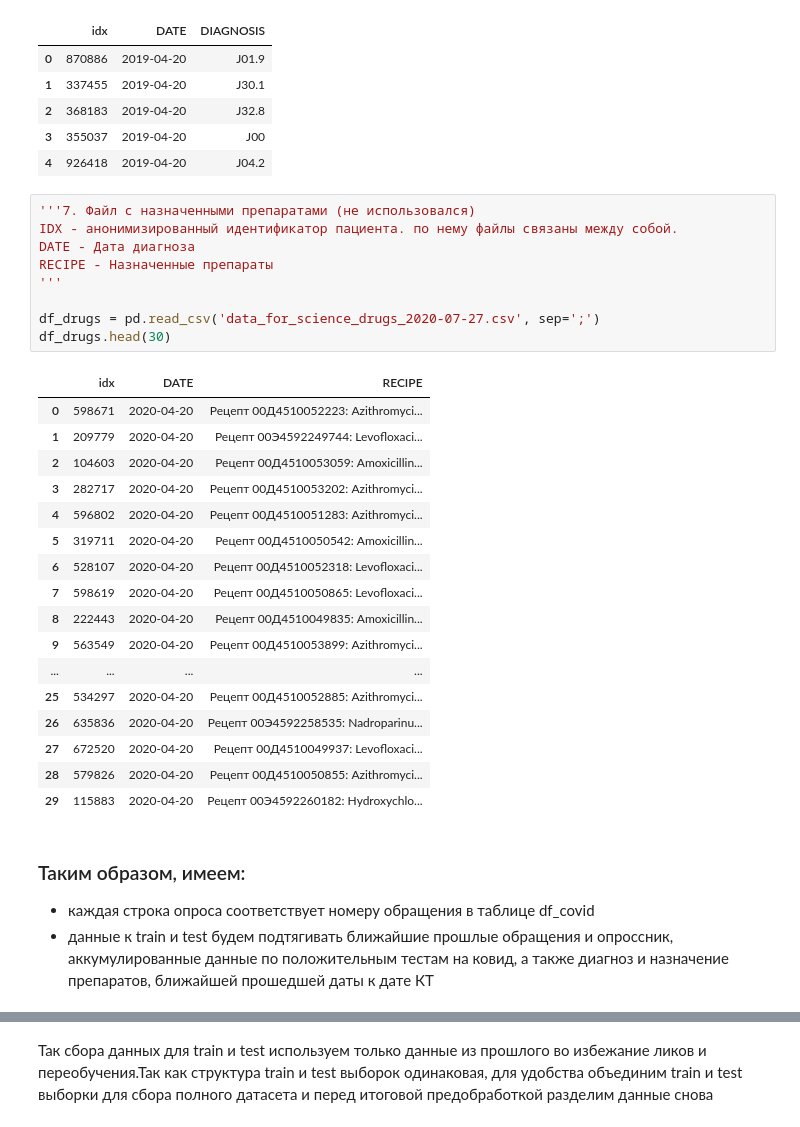
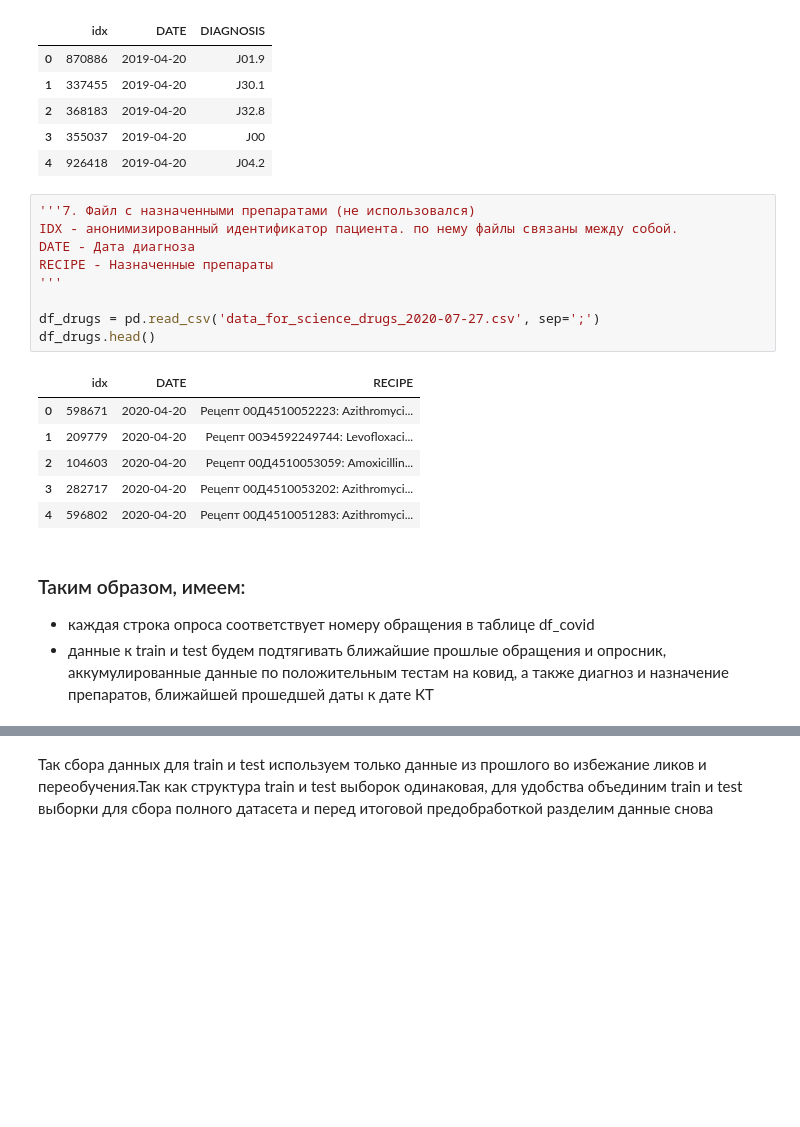
Before and after one commit to AlinaGolkina/Hakaton, a Jupyter notebook: Hak_Alina.ipynb, the cells around one changed output, grey strips where cells are left out. Cells and saved outputs as stored; diff of their text form; blank space fills up the shorter version.

```diff
--- a/Hak_Alina.ipynb
+++ b/Hak_Alina.ipynb
@@ -223,34 +207,23 @@ df_diagnoses.head()
 # %%
 '''7. Файл с назначенными препаратами (не использовался)
 IDX - анонимизированный идентификатор пациента. по нему файлы связаны между собой.
 DATE - Дата диагноза
 RECIPE - Назначенные препараты
 '''
 
 df_drugs = pd.read_csv('data_for_science_drugs_2020-07-27.csv', sep=';')
-df_drugs.head(30)
+df_drugs.head()
 # %% [output]
 |  | idx | DATE | RECIPE |
 | 0 | 598671 | 2020-04-20 | Рецепт 00Д4510052223: Azithromyci... |
 | 1 | 209779 | 2020-04-20 | Рецепт 00Э4592249744: Levofloxaci... |
 | 2 | 104603 | 2020-04-20 | Рецепт 00Д4510053059: Amoxicillin... |
 | 3 | 282717 | 2020-04-20 | Рецепт 00Д4510053202: Azithromyci... |
 | 4 | 596802 | 2020-04-20 | Рецепт 00Д4510051283: Azithromyci... |
-| 5 | 319711 | 2020-04-20 | Рецепт 00Д4510050542: Amoxicillin... |
-| 6 | 528107 | 2020-04-20 | Рецепт 00Д4510052318: Levofloxaci... |
-| 7 | 598619 | 2020-04-20 | Рецепт 00Д4510050865: Levofloxaci... |
-| 8 | 222443 | 2020-04-20 | Рецепт 00Д4510049835: Amoxicillin... |
-| 9 | 563549 | 2020-04-20 | Рецепт 00Д4510053899: Azithromyci... |
-| ... | ... | ... | ... |
-| 25 | 534297 | 2020-04-20 | Рецепт 00Д4510052885: Azithromyci... |
-| 26 | 635836 | 2020-04-20 | Рецепт 00Э4592258535: Nadroparinu... |
-| 27 | 672520 | 2020-04-20 | Рецепт 00Д4510049937: Levofloxaci... |
-| 28 | 579826 | 2020-04-20 | Рецепт 00Д4510050855: Azithromyci... |
-| 29 | 115883 | 2020-04-20 | Рецепт 00Э4592260182: Hydroxychlo... |
 # %% [markdown]
 ### Таким образом, имеем:
 
 - каждая строка опроса соответствует номеру обращения в таблице df_covid
-- данные к train и test будем подтягивать ближайшие прошлые обращения и опроссник, аккумулированные данные по положительным тестам на ковид, а также диагноз и назначение препаратов, ближайшей прошедшей даты к дате КТ
+- данные к train и test будем подтягивать ближайшие прошлые обращения и опросник, аккумулированные данные по положительным тестам на ковид, а также диагноз и назначение препаратов, ближайшей прошедшей даты к дате КТ
 # %%
 # добавим к файлу с диагностикой ковид - опросник, соответствующий обращению (pd_id)
```
Also changed, not shown: parts of 13 cells of this notebook.
